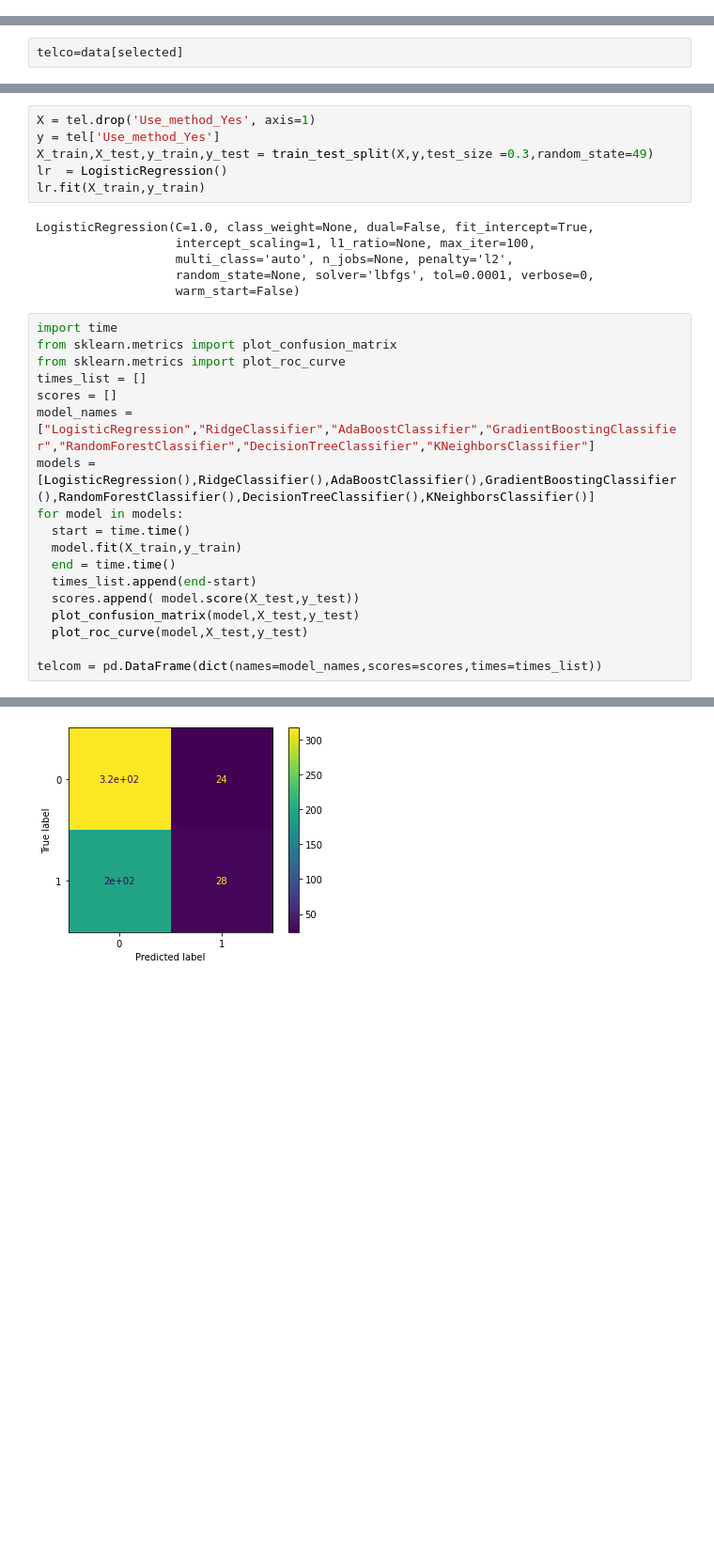
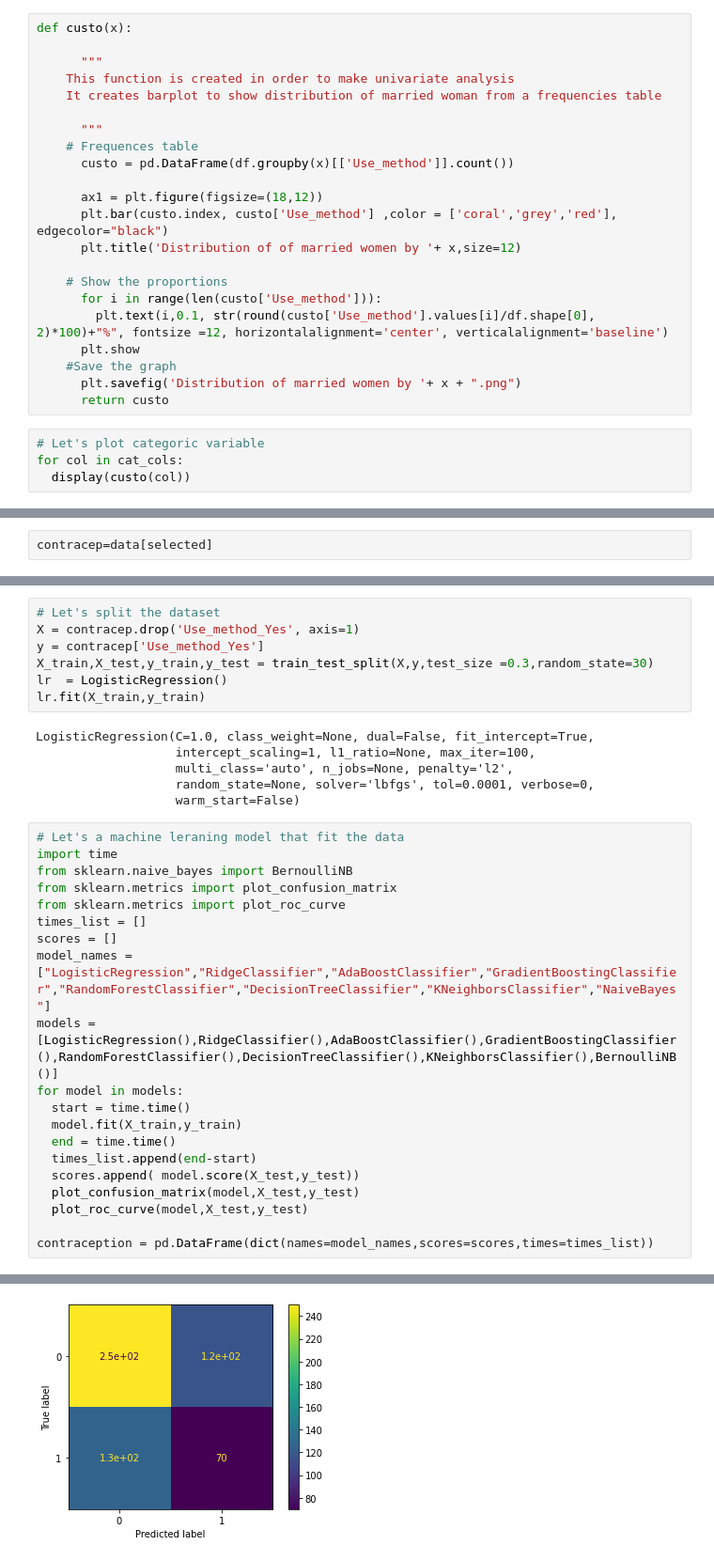
Before and after one commit to MMasson1988/Capstone-s-Project, a Jupyter notebook: Contraception_Project.ipynb, the cells around one changed output, grey strips where cells are left out. Shown at 94% size. Saved outputs shown, nothing was run; the diff lists cells and outputs as text; blank space fills up the shorter version.

```diff
--- a/Contraception_Project.ipynb
+++ b/Contraception_Project.ipynb
@@ -238,3 +316,29 @@ data
 | Respondent_currently_working | 1878 | 2 | Yes | 1504 | 80.09 |
 | Respondent_earns_more_than_husban... | 1878 | 3 | Less than him | 1203 | 64.06 |
 | Use_method | 1878 | 2 | No | 1162 | 61.87 |
+# %%
+def custo(x):
+
+      """
+    This function is created in order to make univariate analysis
+    It creates barplot to show distribution of married woman from a frequencies table
+
+      """
+    # Frequences table
+      custo = pd.DataFrame(df.groupby(x)[['Use_method']].count())
+
+      ax1 = plt.figure(figsize=(18,12))
+      plt.bar(custo.index, custo['Use_method'] ,color = ['coral','grey','red'], edgecolor="black")
+      plt.title('Distribution of of married women by '+ x,size=12)
+
+    # Show the proportions
+      for i in range(len(custo['Use_method'])):
+        plt.text(i,0.1, str(round(custo['Use_method'].values[i]/df.shape[0], 2)*100)+"%", fontsize =12, horizontalalignment='center', verticalalignment='baseline')
+      plt.show
+    #Save the graph
+      plt.savefig('Distribution of married women by '+ x + ".png")
+      return custo
+# %%
+# Let's plot categoric variable
+for col in cat_cols:
+  display(custo(col))
@@ -710,6 +934,6 @@ selected=['Respondent_s_current_age_+ 32',
           'Total_lifetime_number_of_sex_partners_Minus_than_3',
           'Use_method_Yes']
 # %%
-telco=data[selected]
+contracep=data[selected]
 # %%
 import statsmodels.api as sm
@@ -743,7 +967,8 @@ tel=telco[reg]
 # %%
-X = tel.drop('Use_method_Yes', axis=1)
-y = tel['Use_method_Yes']
-X_train,X_test,y_train,y_test = train_test_split(X,y,test_size =0.3,random_state=49)
+# Let's split the dataset
+X = contracep.drop('Use_method_Yes', axis=1)
+y = contracep['Use_method_Yes']
+X_train,X_test,y_train,y_test = train_test_split(X,y,test_size =0.3,random_state=30)
 lr  = LogisticRegression()
 lr.fit(X_train,y_train)
 # %% [output]
@@ -753,13 +978,15 @@ LogisticRegression(C=1.0, class_weight=None, dual=False, fit_intercept=True,
                    random_state=None, solver='lbfgs', tol=0.0001, verbose=0,
                    warm_start=False)
 # %%
+# Let's a machine leraning model that fit the data
 import time
+from sklearn.naive_bayes import BernoulliNB
 from sklearn.metrics import plot_confusion_matrix
 from sklearn.metrics import plot_roc_curve
 times_list = []
 scores = []
-model_names = ["LogisticRegression","RidgeClassifier","AdaBoostClassifier","GradientBoostingClassifier","RandomForestClassifier","DecisionTreeClassifier","KNeighborsClassifier"]
-models = [LogisticRegression(),RidgeClassifier(),AdaBoostClassifier(),GradientBoostingClassifier(),RandomForestClassifier(),DecisionTreeClassifier(),KNeighborsClassifier()]
+model_names = ["LogisticRegression","RidgeClassifier","AdaBoostClassifier","GradientBoostingClassifier","RandomForestClassifier","DecisionTreeClassifier","KNeighborsClassifier","NaiveBayes"]
+models = [LogisticRegression(),RidgeClassifier(),AdaBoostClassifier(),GradientBoostingClassifier(),RandomForestClassifier(),DecisionTreeClassifier(),KNeighborsClassifier(),BernoulliNB()]
 for model in models:
   start = time.time()
   model.fit(X_train,y_train)
@@ -769,5 +996,5 @@ for model in models:
   plot_confusion_matrix(model,X_test,y_test)
   plot_roc_curve(model,X_test,y_test)
 
-telcom = pd.DataFrame(dict(names=model_names,scores=scores,times=times_list))
+contraception = pd.DataFrame(dict(names=model_names,scores=scores,times=times_list))
 # %% [output]
@@ -784 +1011 @@ telcom = pd.DataFrame(dict(names=model_names,scores=scores,times=times_list))
-[figure, old version]
+[figure, new version]
```
Also changed, not shown: parts of 72 cells of this notebook.
